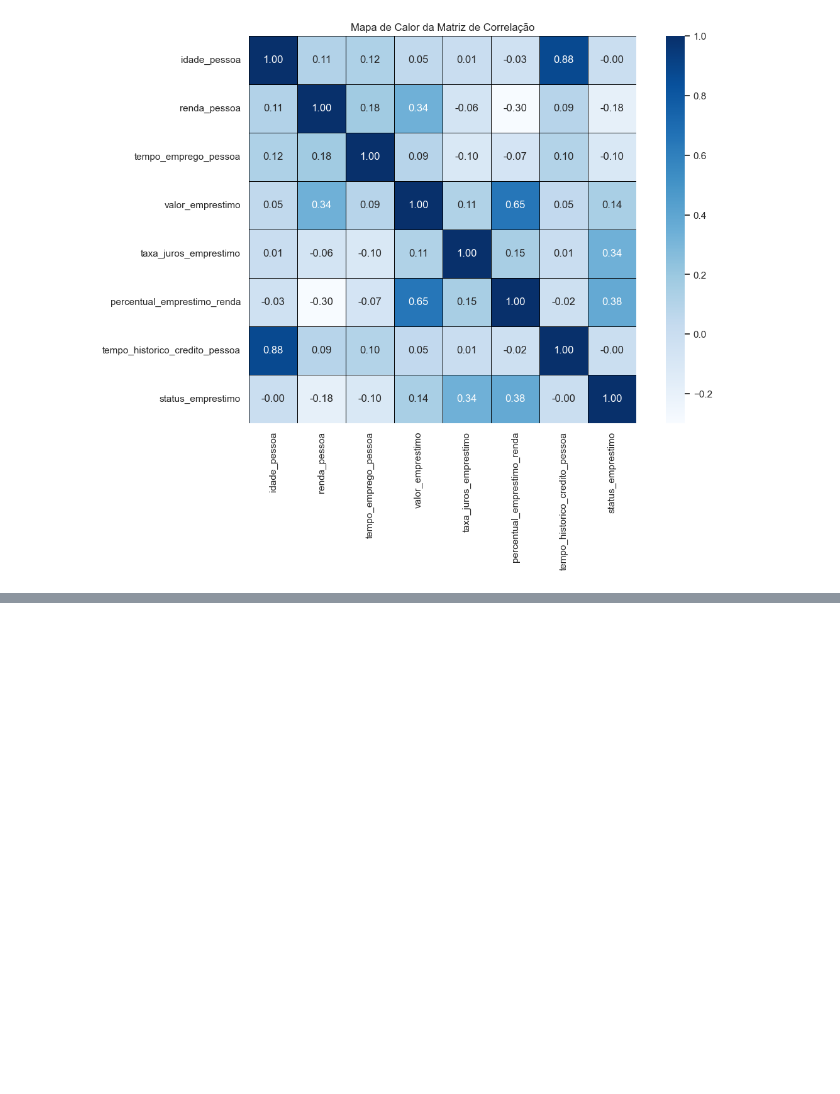
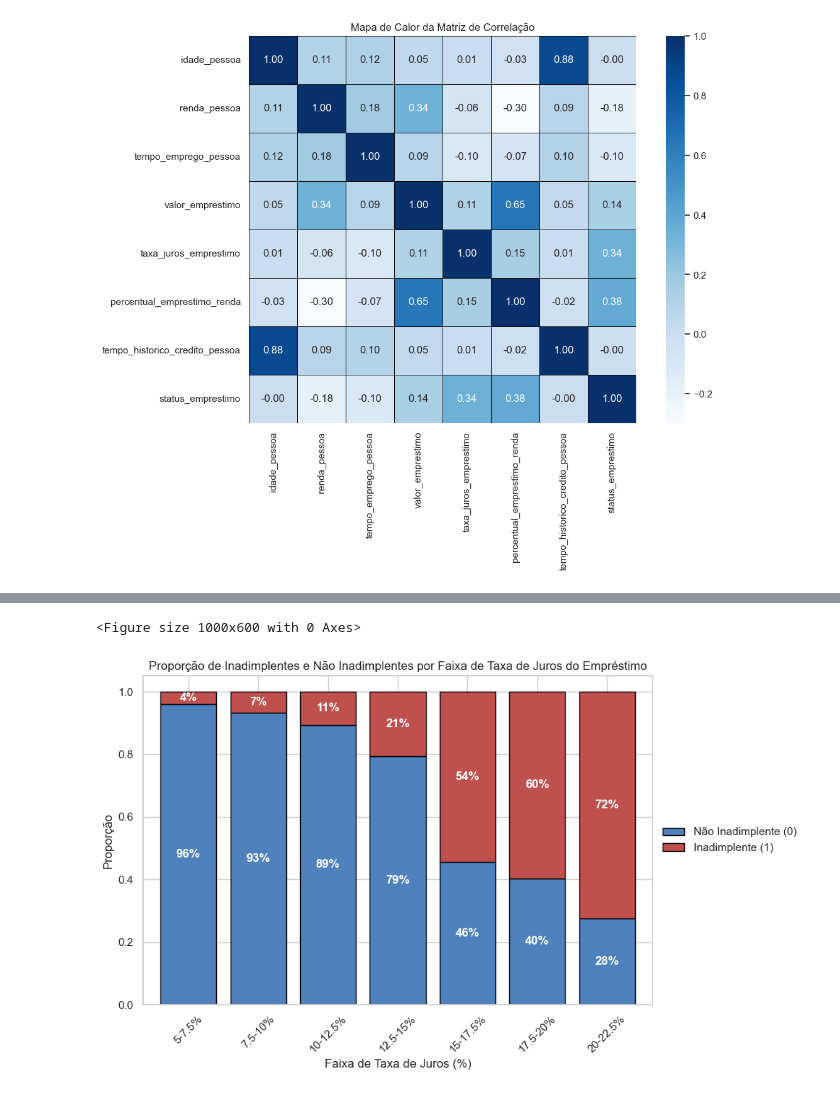
Before and after one commit to tnleite/loan-approval-prediction, a Jupyter notebook: 02-Analise/loan-approval-prediction.ipynb, the cells around one changed output, grey strips where cells are left out. Saved outputs shown, nothing was run; the diff lists cells and outputs as text; code cells hidden in the pictures; blank space fills up the shorter version.

```diff
--- a/02-Analise/loan-approval-prediction.ipynb
+++ b/02-Analise/loan-approval-prediction.ipynb
@@ -904,0 +1139,33 @@ plt.show()
+# %%
+# Vamos aprofundar a análise da feature de maior correlação com o target, a coluna taxa_juros_emprestimo
+# Definindo os bins para taxa de juros em intervalos adequados
+bins_taxa_juros = [5, 7.5, 10, 12.5, 15, 17.5, 20, 22.5]
+labels_taxa_juros = ["5-7.5%", "7.5-10%", "10-12.5%", "12.5-15%", "15-17.5%", "17.5-20%", "20-22.5%"]
+
+# Criando uma nova coluna com as categorias de taxa de juros
+df['faixa_taxa_juros'] = pd.cut(df['taxa_juros_emprestimo'], bins=bins_taxa_juros, labels=labels_taxa_juros)
+
+# Calculando as proporções de inadimplentes e não inadimplentes para cada faixa de taxa de juros
+proporcoes_taxa_juros = df.groupby('faixa_taxa_juros')['status_emprestimo'].value_counts(normalize=True).unstack().fillna(0)
+
+# Plotando o gráfico de barras empilhadas com as proporções
+plt.figure(figsize=(10, 6))
+proporcoes_taxa_juros.plot(kind='bar', stacked=True, color=['#4f81bd', '#c0504d'], edgecolor='black', width=0.8)
+
+plt.title("Proporção de Inadimplentes e Não Inadimplentes por Faixa de Taxa de Juros do Empréstimo")
+plt.xlabel("Faixa de Taxa de Juros (%)")
+plt.ylabel("Proporção")
+plt.legend(["Não Inadimplente (0)", "Inadimplente (1)"], loc='center left', bbox_to_anchor=(1, 0.5))
+
+# Adicionando rótulos com os valores de proporção em porcentagem
+for i, faixa in enumerate(proporcoes_taxa_juros.index):
+    total = proporcoes_taxa_juros.loc[faixa]
+    for j, prop in enumerate(total):
+        plt.text(i, total[0] / 2 if j == 0 else total[0] + (total[1] / 2), f"{prop * 100:.0f}%", ha='center', va='center', color='white', fontweight='bold')
+
+plt.xticks(rotation=45)
+plt.tight_layout()
+plt.show()
+# %% [output]
+<Figure size 1000x600 with 0 Axes>
+[figure, added]
```
Also changed, not shown: parts of 13 cells of this notebook.
